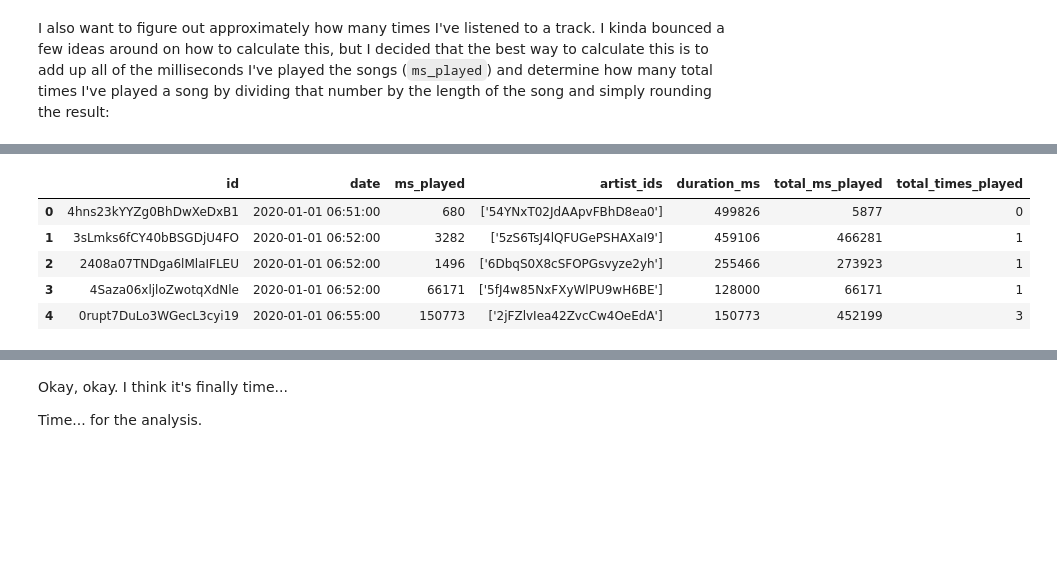
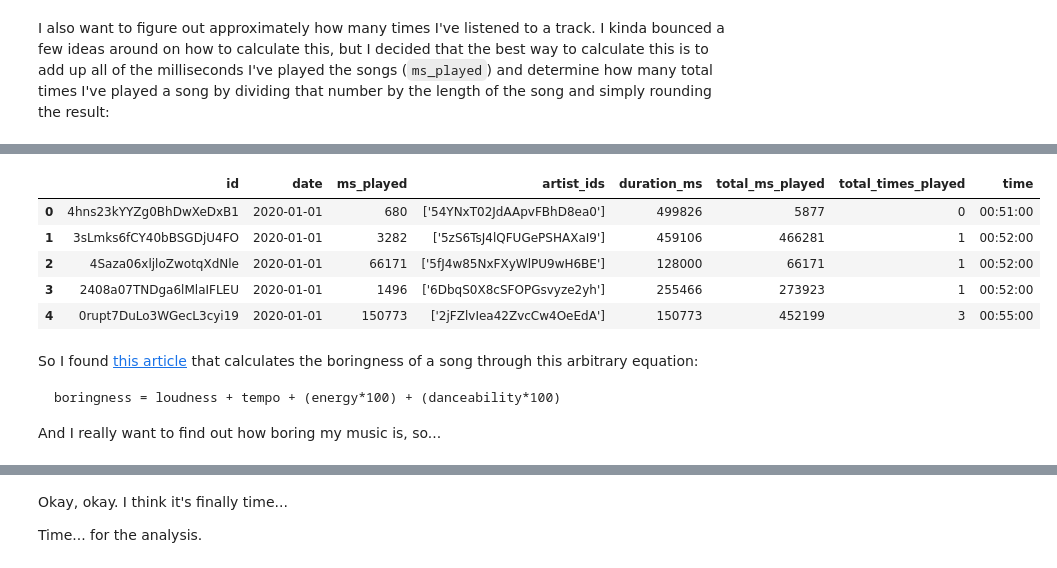
Before and after one commit to justinro-underscore/SpotifyDataAnalysis, a Jupyter notebook: SpotifyTrackDataFeatures.ipynb, the cells around one changed output, grey strips where cells are left out. Drawn from its saved outputs; the diff is of its cells as text; code cells hidden in the pictures; blank space fills up the shorter version.

````diff
--- a/SpotifyTrackDataFeatures.ipynb
+++ b/SpotifyTrackDataFeatures.ipynb
@@ -430,22 +441,33 @@ I also want to figure out approximately how many times I've listened to a track.
 # %%
 if not path.exists("data/ready/EnhancedTracksData.csv"):
     enhanced_tracks_data_df = combined_tracks_data_df.merge(full_track_data_df[["id", "artist_ids", "duration_ms"]], on="id")
     total_ms_played_df = enhanced_tracks_data_df[["id", "ms_played"]].groupby("id", as_index=False)["ms_played"].sum().rename({"ms_played": "total_ms_played"}, axis=1)
     enhanced_tracks_data_df = enhanced_tracks_data_df.merge(total_ms_played_df, on="id")
     enhanced_tracks_data_df["total_times_played"] = enhanced_tracks_data_df.apply(lambda entry: round(entry["total_ms_played"] / entry["duration_ms"]), axis=1)
 
+    def split_date(row):
+        date = pd.to_datetime(row["date"])
+        return pd.Series([date.date(), date.time()])
+    enhanced_tracks_data_df[["date", "time"]] = enhanced_tracks_data_df.apply(split_date, axis=1)
+
     enhanced_tracks_data_df.drop(columns=["album_id"], inplace=True)
-    enhanced_tracks_data_df = enhanced_tracks_data_df.sort_values(by="date").reset_index(drop=True)
+    enhanced_tracks_data_df = enhanced_tracks_data_df.sort_values(by=["date", "time"]).reset_index(drop=True)
     enhanced_tracks_data_df.to_csv("data/ready/EnhancedTracksData.csv")
 else:
     enhanced_tracks_data_df = pd.read_csv("data/ready/EnhancedTracksData.csv")
     enhanced_tracks_data_df.drop(enhanced_tracks_data_df.columns[0], axis=1, inplace=True)
 
 enhanced_tracks_data_df.head()
 # %% [output]
-|  | id | date | ms_played | artist_ids | duration_ms | total_ms_played | total_times_played |
-| 0 | 4hns23kYYZg0BhDwXeDxB1 | 2020-01-01 06:51:00 | 680 | ['54YNxT02JdAApvFBhD8ea0'] | 499826 | 5877 | 0 |
-| 1 | 3sLmks6fCY40bBSGDjU4FO | 2020-01-01 06:52:00 | 3282 | ['5zS6TsJ4lQFUGePSHAXaI9'] | 459106 | 466281 | 1 |
-| 2 | 2408a07TNDga6lMlaIFLEU | 2020-01-01 06:52:00 | 1496 | ['6DbqS0X8cSFOPGsvyze2yh'] | 255466 | 273923 | 1 |
-| 3 | 4Saza06xljloZwotqXdNle | 2020-01-01 06:52:00 | 66171 | ['5fJ4w85NxFXyWlPU9wH6BE'] | 128000 | 66171 | 1 |
-| 4 | 0rupt7DuLo3WGecL3cyi19 | 2020-01-01 06:55:00 | 150773 | ['2jFZlvIea42ZvcCw4OeEdA'] | 150773 | 452199 | 3 |
+|  | id | date | ms_played | artist_ids | duration_ms | total_ms_played | total_times_played | time |
+| 0 | 4hns23kYYZg0BhDwXeDxB1 | 2020-01-01 | 680 | ['54YNxT02JdAApvFBhD8ea0'] | 499826 | 5877 | 0 | 00:51:00 |
+| 1 | 3sLmks6fCY40bBSGDjU4FO | 2020-01-01 | 3282 | ['5zS6TsJ4lQFUGePSHAXaI9'] | 459106 | 466281 | 1 | 00:52:00 |
+| 2 | 4Saza06xljloZwotqXdNle | 2020-01-01 | 66171 | ['5fJ4w85NxFXyWlPU9wH6BE'] | 128000 | 66171 | 1 | 00:52:00 |
+| 3 | 2408a07TNDga6lMlaIFLEU | 2020-01-01 | 1496 | ['6DbqS0X8cSFOPGsvyze2yh'] | 255466 | 273923 | 1 | 00:52:00 |
+| 4 | 0rupt7DuLo3WGecL3cyi19 | 2020-01-01 | 150773 | ['2jFZlvIea42ZvcCw4OeEdA'] | 150773 | 452199 | 3 | 00:55:00 |
+# %% [markdown]
+So I found [this article](https://towardsdatascience.com/is-my-spotify-music-boring-an-analysis-involving-music-data-and-machine-learning-47550ae931de) that calculates the boringness of a song through this arbitrary equation:
+```
+boringness = loudness + tempo + (energy*100) + (danceability*100)
+```
+And I really want to find out how boring my music is, so...
````
Also changed, not shown: parts of 4 cells of this notebook, 1 other file.
